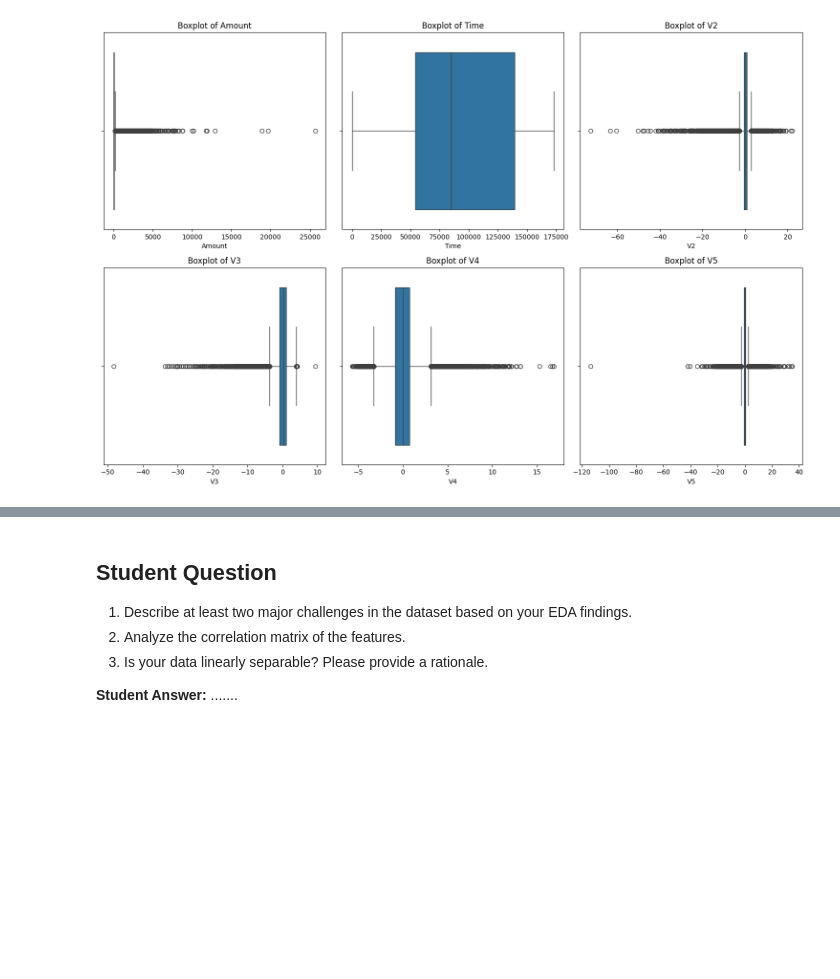
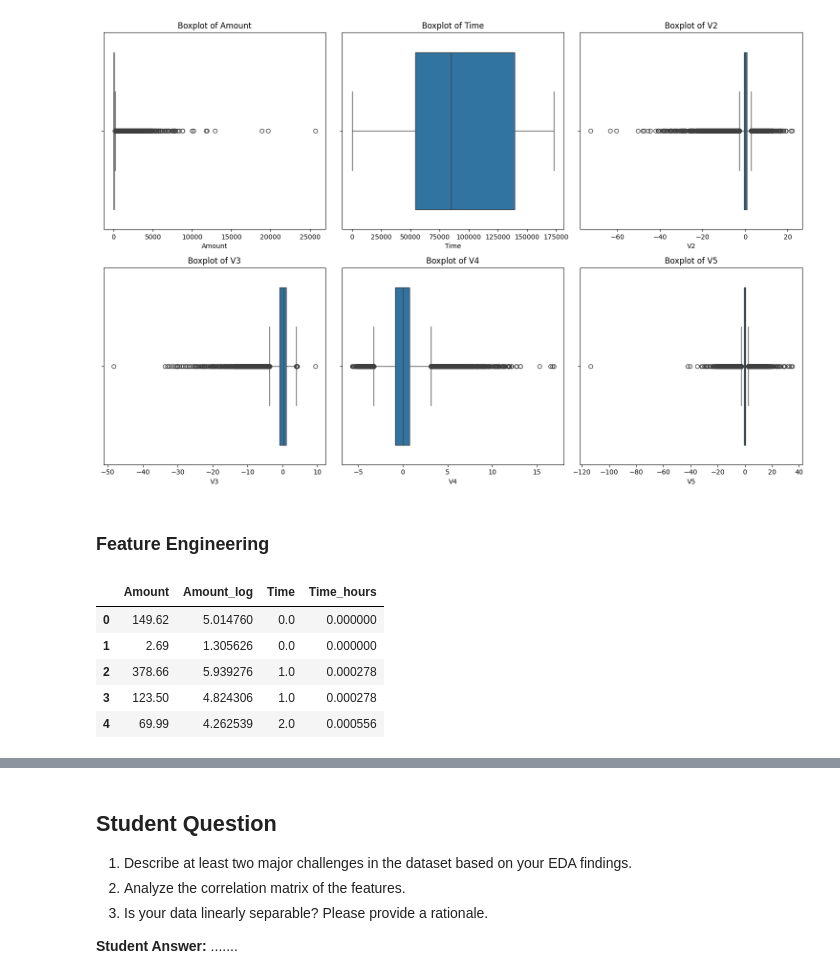
Before and after one commit to fjadidi2001/DataScienceJourney, a Jupyter notebook: Homework_1_Student_Version.ipynb, the cells around one changed output, grey strips where cells are left out. Cells and saved outputs as stored; diff of their text form; code cells hidden in the pictures; blank space fills up the shorter version.

```diff
--- a/Homework_1_Student_Version.ipynb
+++ b/Homework_1_Student_Version.ipynb
@@ -209,3 +209,19 @@ plt.tight_layout()
 plt.show()
 # %% [output]
 [figure]
+# %% [markdown]
+### Feature Engineering
+# %%
+# Feature engineering: Create new features based on existing ones
+df['Amount_log'] = np.log1p(df['Amount'])
+df['Time_hours'] = df['Time'] / 3600
+
+# Check the new features
+df[['Amount', 'Amount_log', 'Time', 'Time_hours']].head()
+# %% [output]
+|  | Amount | Amount_log | Time | Time_hours |
+| 0 | 149.62 | 5.014760 | 0.0 | 0.000000 |
+| 1 | 2.69 | 1.305626 | 0.0 | 0.000000 |
+| 2 | 378.66 | 5.939276 | 1.0 | 0.000278 |
+| 3 | 123.50 | 4.824306 | 1.0 | 0.000278 |
+| 4 | 69.99 | 4.262539 | 2.0 | 0.000556 |
```
Also changed, not shown: parts of 19 cells of this notebook.
